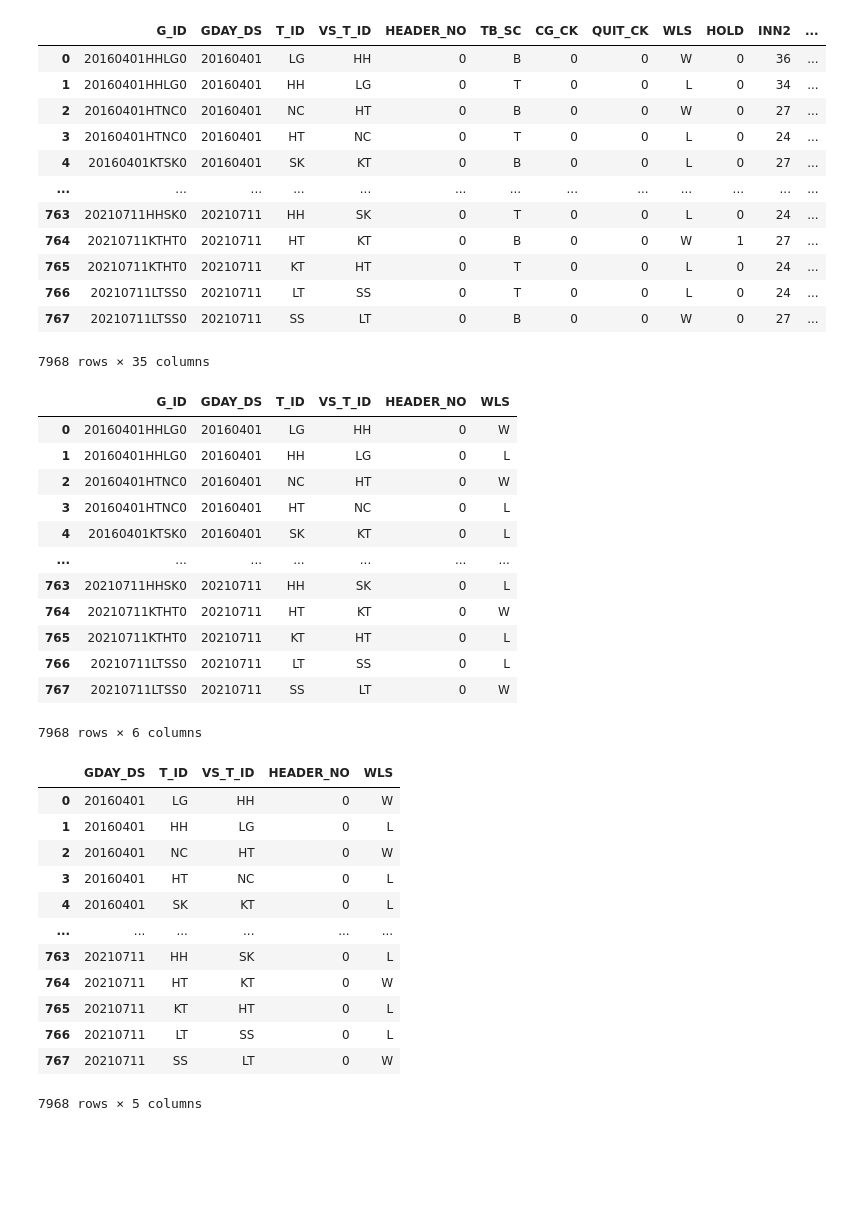
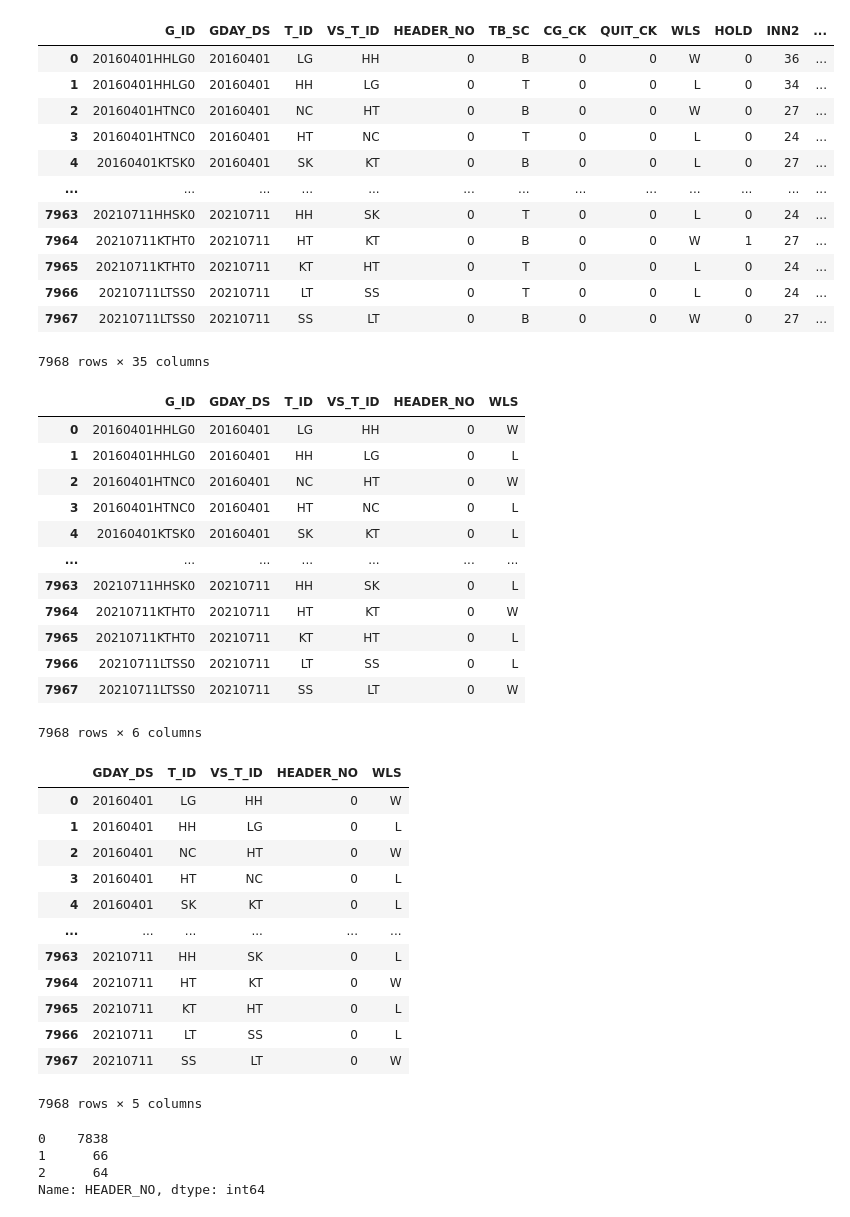
Before and after one commit to DailyPoem/Wise-Saying, a Jupyter notebook: Rookie_League/Test.ipynb, the cells around one changed output. Drawn from its saved outputs; the diff is of its cells as text; code cells hidden in the pictures; blank space fills up the shorter version.

```diff
--- a/Rookie_League/Test.ipynb
+++ b/Rookie_League/Test.ipynb
@@ -7,21 +13,21 @@ df2019 = pd.read_csv('2021 빅콘테스트_데이터분석분야_루키리그_
 df2020 = pd.read_csv('2021 빅콘테스트_데이터분석분야_루키리그_팀투수_2020.csv')
 df2021 = pd.read_csv('2021 빅콘테스트_데이터분석분야_루키리그_팀투수_2021.csv')
 # %%
-total = pd.concat([df2016, df2017, df2018, df2019, df2020, df2021])
+total = pd.concat([df2016, df2017, df2018, df2019, df2020, df2021], ignore_index=True)
 total
 # %% [output]
 |  | G_ID | GDAY_DS | T_ID | VS_T_ID | HEADER_NO | TB_SC | CG_CK | QUIT_CK | WLS | HOLD | INN2 | ... |
 | 0 | 20160401HHLG0 | 20160401 | LG | HH | 0 | B | 0 | 0 | W | 0 | 36 | ... |
 | 1 | 20160401HHLG0 | 20160401 | HH | LG | 0 | T | 0 | 0 | L | 0 | 34 | ... |
 | 2 | 20160401HTNC0 | 20160401 | NC | HT | 0 | B | 0 | 0 | W | 0 | 27 | ... |
 | 3 | 20160401HTNC0 | 20160401 | HT | NC | 0 | T | 0 | 0 | L | 0 | 24 | ... |
 | 4 | 20160401KTSK0 | 20160401 | SK | KT | 0 | B | 0 | 0 | L | 0 | 27 | ... |
 | ... | ... | ... | ... | ... | ... | ... | ... | ... | ... | ... | ... | ... |
-| 763 | 20210711HHSK0 | 20210711 | HH | SK | 0 | T | 0 | 0 | L | 0 | 24 | ... |
-| 764 | 20210711KTHT0 | 20210711 | HT | KT | 0 | B | 0 | 0 | W | 1 | 27 | ... |
-| 765 | 20210711KTHT0 | 20210711 | KT | HT | 0 | T | 0 | 0 | L | 0 | 24 | ... |
-| 766 | 20210711LTSS0 | 20210711 | LT | SS | 0 | T | 0 | 0 | L | 0 | 24 | ... |
-| 767 | 20210711LTSS0 | 20210711 | SS | LT | 0 | B | 0 | 0 | W | 0 | 27 | ... |
+| 7963 | 20210711HHSK0 | 20210711 | HH | SK | 0 | T | 0 | 0 | L | 0 | 24 | ... |
+| 7964 | 20210711KTHT0 | 20210711 | HT | KT | 0 | B | 0 | 0 | W | 1 | 27 | ... |
+| 7965 | 20210711KTHT0 | 20210711 | KT | HT | 0 | T | 0 | 0 | L | 0 | 24 | ... |
+| 7966 | 20210711LTSS0 | 20210711 | LT | SS | 0 | T | 0 | 0 | L | 0 | 24 | ... |
+| 7967 | 20210711LTSS0 | 20210711 | SS | LT | 0 | B | 0 | 0 | W | 0 | 27 | ... |
 7968 rows × 35 columns
 # %%
 df = total[['G_ID', 'GDAY_DS', 'T_ID', 'VS_T_ID', 'HEADER_NO', 'WLS']]
@@ -34,11 +40,11 @@ df
 | 3 | 20160401HTNC0 | 20160401 | HT | NC | 0 | L |
 | 4 | 20160401KTSK0 | 20160401 | SK | KT | 0 | L |
 | ... | ... | ... | ... | ... | ... | ... |
-| 763 | 20210711HHSK0 | 20210711 | HH | SK | 0 | L |
-| 764 | 20210711KTHT0 | 20210711 | HT | KT | 0 | W |
-| 765 | 20210711KTHT0 | 20210711 | KT | HT | 0 | L |
-| 766 | 20210711LTSS0 | 20210711 | LT | SS | 0 | L |
-| 767 | 20210711LTSS0 | 20210711 | SS | LT | 0 | W |
+| 7963 | 20210711HHSK0 | 20210711 | HH | SK | 0 | L |
+| 7964 | 20210711KTHT0 | 20210711 | HT | KT | 0 | W |
+| 7965 | 20210711KTHT0 | 20210711 | KT | HT | 0 | L |
+| 7966 | 20210711LTSS0 | 20210711 | LT | SS | 0 | L |
+| 7967 | 20210711LTSS0 | 20210711 | SS | LT | 0 | W |
 7968 rows × 6 columns
 # %%
 df = df.drop(['G_ID'], axis=1)
@@ -51,9 +57,16 @@ df
 | 3 | 20160401 | HT | NC | 0 | L |
 | 4 | 20160401 | SK | KT | 0 | L |
 | ... | ... | ... | ... | ... | ... |
-| 763 | 20210711 | HH | SK | 0 | L |
-| 764 | 20210711 | HT | KT | 0 | W |
-| 765 | 20210711 | KT | HT | 0 | L |
-| 766 | 20210711 | LT | SS | 0 | L |
-| 767 | 20210711 | SS | LT | 0 | W |
+| 7963 | 20210711 | HH | SK | 0 | L |
+| 7964 | 20210711 | HT | KT | 0 | W |
+| 7965 | 20210711 | KT | HT | 0 | L |
+| 7966 | 20210711 | LT | SS | 0 | L |
+| 7967 | 20210711 | SS | LT | 0 | W |
 7968 rows × 5 columns
+# %%
+df['HEADER_NO'].value_counts()
+# %% [output]
+0    7838
+1      66
+2      64
+Name: HEADER_NO, dtype: int64
```
Also changed, not shown: parts of 21 cells of this notebook.
